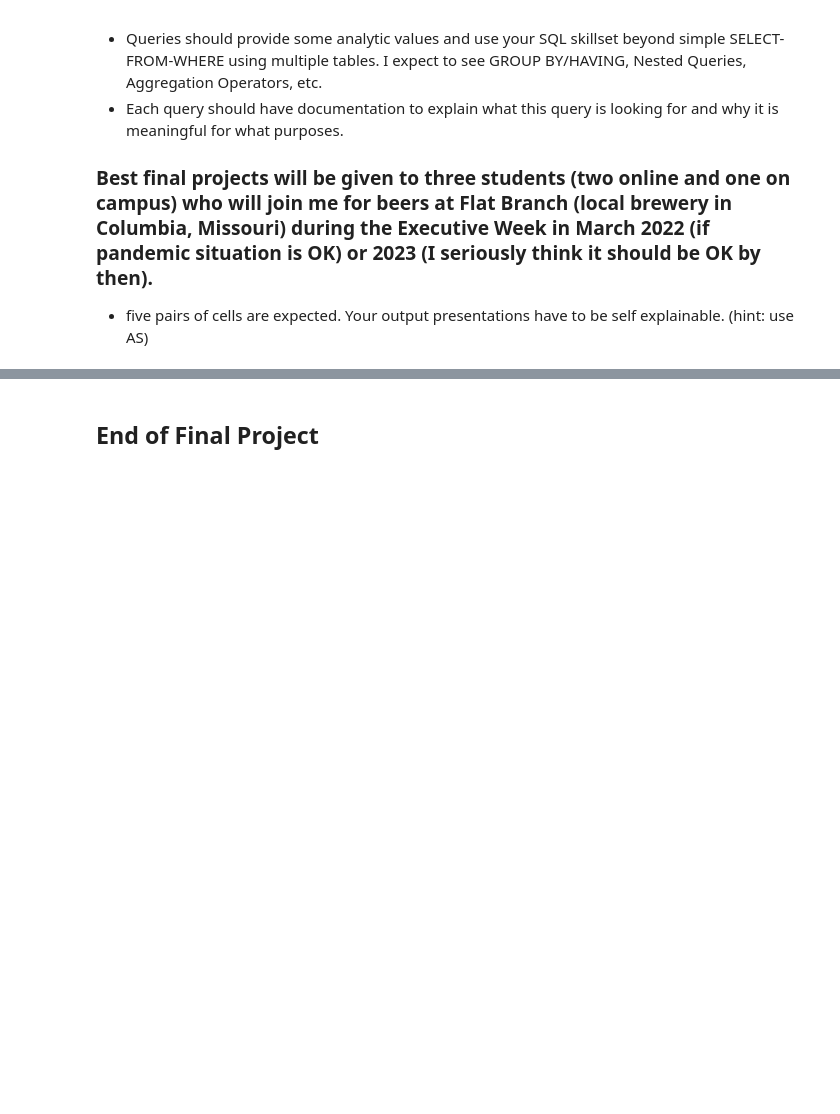
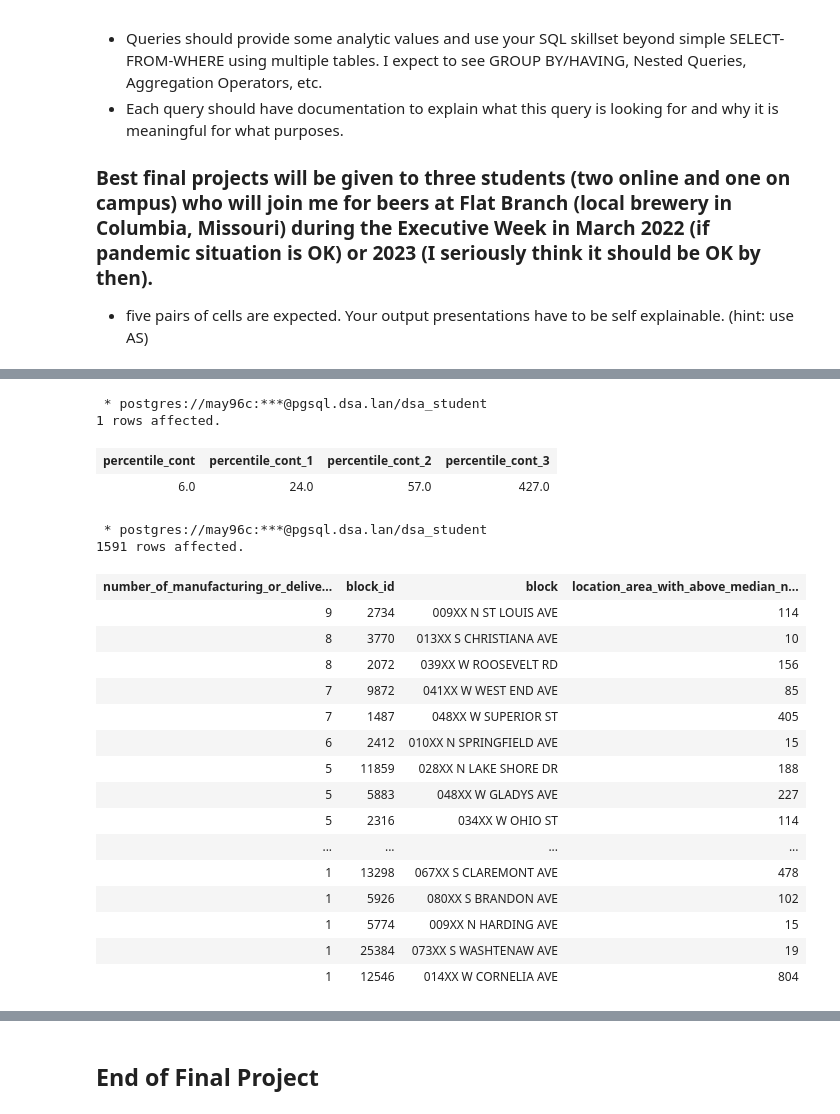
Before and after one commit to may96cc/f21dsa7030, a Jupyter notebook: module8/final_project/Final-Project-Part-II.ipynb, the cells around one changed output, grey strips where cells are left out. Cells and saved outputs as stored; diff of their text form; code cells hidden in the pictures; blank space fills up the shorter version.

```diff
--- a/module8/final_project/Final-Project-Part-II.ipynb
+++ b/module8/final_project/Final-Project-Part-II.ipynb
@@ -13,3 +179,6 @@ In this project, we will explore Chicago Crime Dataset and implement a relationa
+# %%
+crime_location = chi[['cl_id','la_id','lb_id','lc_id','ld_id']]
+crime_location = crime_location.drop_duplicates()
 # %% [markdown]
 ## 2.1 Using DDL, create each of the relations in the postgres server.
 
@@ -30,0 +534,13 @@ In this project, we will explore Chicago Crime Dataset and implement a relationa
+# %%
+register_adapter(np.int64,AsIs)
+register_adapter(np.float64,AsIs)
+crime_location= crime_location.where(pd.notnull(crime_location), None)
+INSERT_SQL = 'INSERT INTO may96c.crime_location '
+INSERT_SQL += ' (cl_id,la_id,lb_id,lc_id,ld_id) VALUES '
+INSERT_SQL += '(%s,%s,%s,%s,%s)'
+
+with connection, connection.cursor() as cursor:
+
+    for row in crime_location.itertuples(index=False, name=None):
+
+        cursor.execute(INSERT_SQL,row)
@@ -31,3 +556,16 @@ In this project, we will explore Chicago Crime Dataset and implement a relationa
+# %%
+register_adapter(np.int64,AsIs)
+register_adapter(np.float64,AsIs)
+crime_record= crime_record.where(pd.notnull(crime_record), None)
+INSERT_SQL = 'INSERT INTO may96c.crime_record'
+INSERT_SQL += ' (id,iucr,fbi_code,cl_id,unnamed_id,case_number,arrest,domestic,date,year,updated_on) VALUES '
+INSERT_SQL += '(%s,%s,%s,%s,%s,%s,%s,%s,%s,%s,%s)'
+
+with connection, connection.cursor() as cursor:
+
+    for row in crime_record.itertuples(index=False, name=None):
+
+        cursor.execute(INSERT_SQL,row)
 # %% [markdown]
 ## 2.4 For each table, show the table name and number of rows using a sql query
 
@@ -65,0 +671,48 @@ In this project, we will explore Chicago Crime Dataset and implement a relationa
+# %%
+%%sql
+SELECT percentile_cont(.25) WITHIN GROUP (ORDER BY narcotic_count),
+        percentile_cont(.5) WITHIN GROUP (ORDER BY narcotic_count),
+        percentile_cont(.75) WITHIN GROUP (ORDER BY narcotic_count),
+        percentile_cont(1) WITHIN GROUP (ORDER BY narcotic_count)
+        FROM ( SELECT count(*) as narcotic_count, cl.la_id
+                FROM crime_code cc JOIN crime_record cr ON cc.fbi_code = cr.fbi_code AND cc.iucr = cr.iucr JOIN crime_location cl ON cr.cl_id = cl.cl_id JOIN location_block lb ON cl.lb_id = lb.lb_id
+                WHERE primary_type = 'NARCOTICS'
+                  GROUP BY cl.la_id ) narc_count ;
+# %% [output]
+ * postgres://may96c:***@pgsql.dsa.lan/dsa_student
+1 rows affected.
+| percentile_cont | percentile_cont_1 | percentile_cont_2 | percentile_cont_3 |
+| 6.0 | 24.0 | 57.0 | 427.0 |
+# %%
+%%sql
+SELECT COUNT(*) as number_of_manufacturing_or_delivering_crimes, lb.lb_id as block_id, block, la_id as location_area_with_above_median_narcotic_crimes
+FROM crime_code cc JOIN crime_record cr ON cc.fbi_code = cr.fbi_code AND cc.iucr = cr.iucr JOIN crime_location cl ON cr.cl_id = cl.cl_id JOIN location_block lb ON cl.lb_id = lb.lb_id
+WHERE description LIKE '%MANU/DELIVER%' AND la_id IN (
+    SELECT la_id
+    FROM
+       (SELECT count(*) as narcotic_count, la_id
+        FROM crime_code cc JOIN crime_record cr ON cc.fbi_code = cr.fbi_code AND cc.iucr = cr.iucr JOIN crime_location cl ON cr.cl_id = cl.cl_id JOIN location_block lb ON cl.lb_id = lb.lb_id
+        WHERE primary_type = 'NARCOTICS'
+        GROUP BY la_id
+        HAVING count(*) > 24 ) as narc_count_filter )
+GROUP BY lb.lb_id, block, la_id
+ORDER BY count(*) DESC
+# %% [output]
+ * postgres://may96c:***@pgsql.dsa.lan/dsa_student
+1591 rows affected.
+| number_of_manufacturing_or_delive... | block_id | block | location_area_with_above_median_n... |
+| 9 | 2734 | 009XX N ST LOUIS AVE | 114 |
+| 8 | 3770 | 013XX S CHRISTIANA AVE | 10 |
+| 8 | 2072 | 039XX W ROOSEVELT RD | 156 |
+| 7 | 9872 | 041XX W WEST END AVE | 85 |
+| 7 | 1487 | 048XX W SUPERIOR ST | 405 |
+| 6 | 2412 | 010XX N SPRINGFIELD AVE | 15 |
+| 5 | 11859 | 028XX N LAKE SHORE DR | 188 |
+| 5 | 5883 | 048XX W GLADYS AVE | 227 |
+| 5 | 2316 | 034XX W OHIO ST | 114 |
+| ... | ... | ... | ... |
+| 1 | 13298 | 067XX S CLAREMONT AVE | 478 |
+| 1 | 5926 | 080XX S BRANDON AVE | 102 |
+| 1 | 5774 | 009XX N HARDING AVE | 15 |
+| 1 | 25384 | 073XX S WASHTENAW AVE | 19 |
+| 1 | 12546 | 014XX W CORNELIA AVE | 804 |
```
Also changed, not shown: parts of 74 cells of this notebook, 2 other files.
